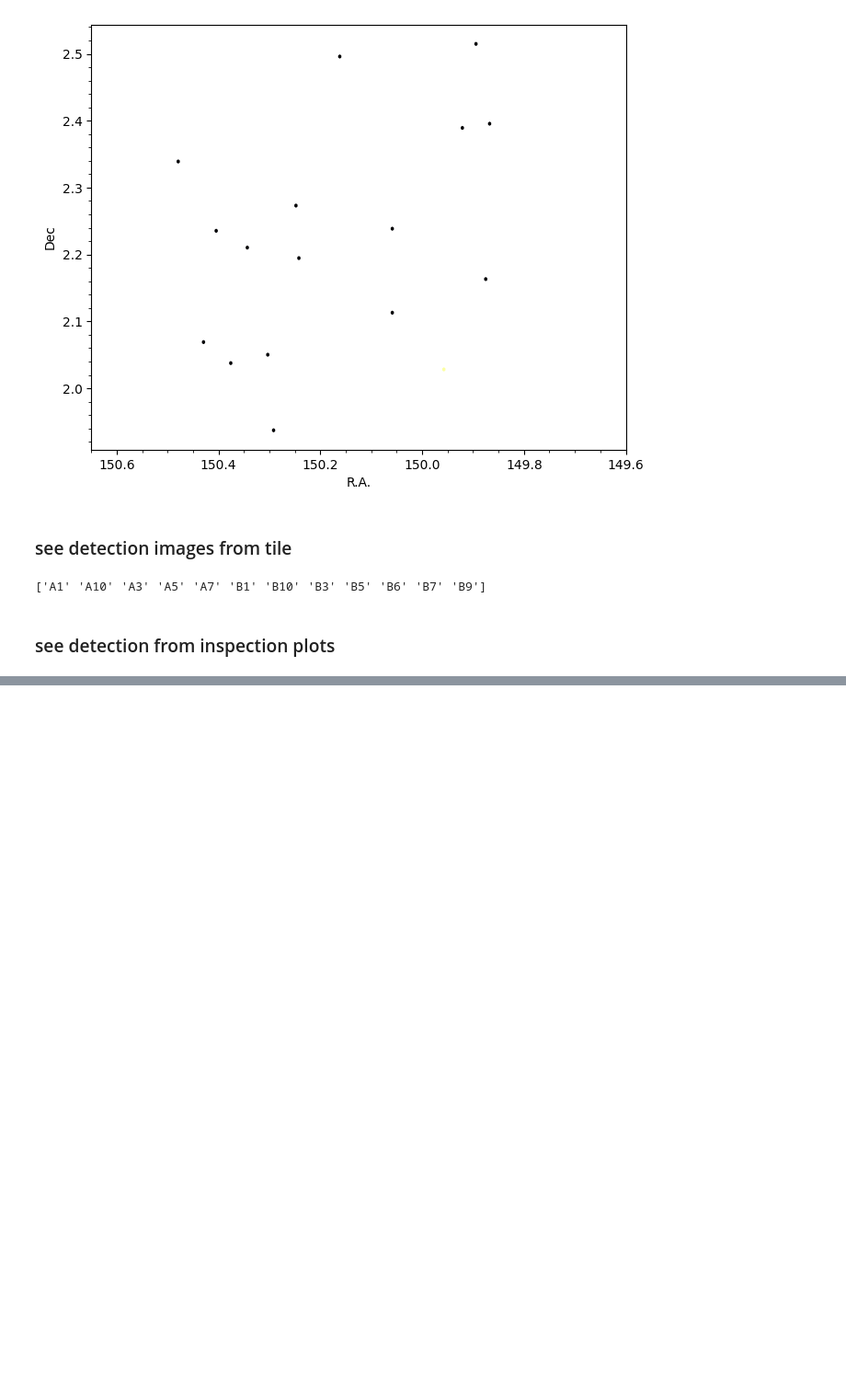
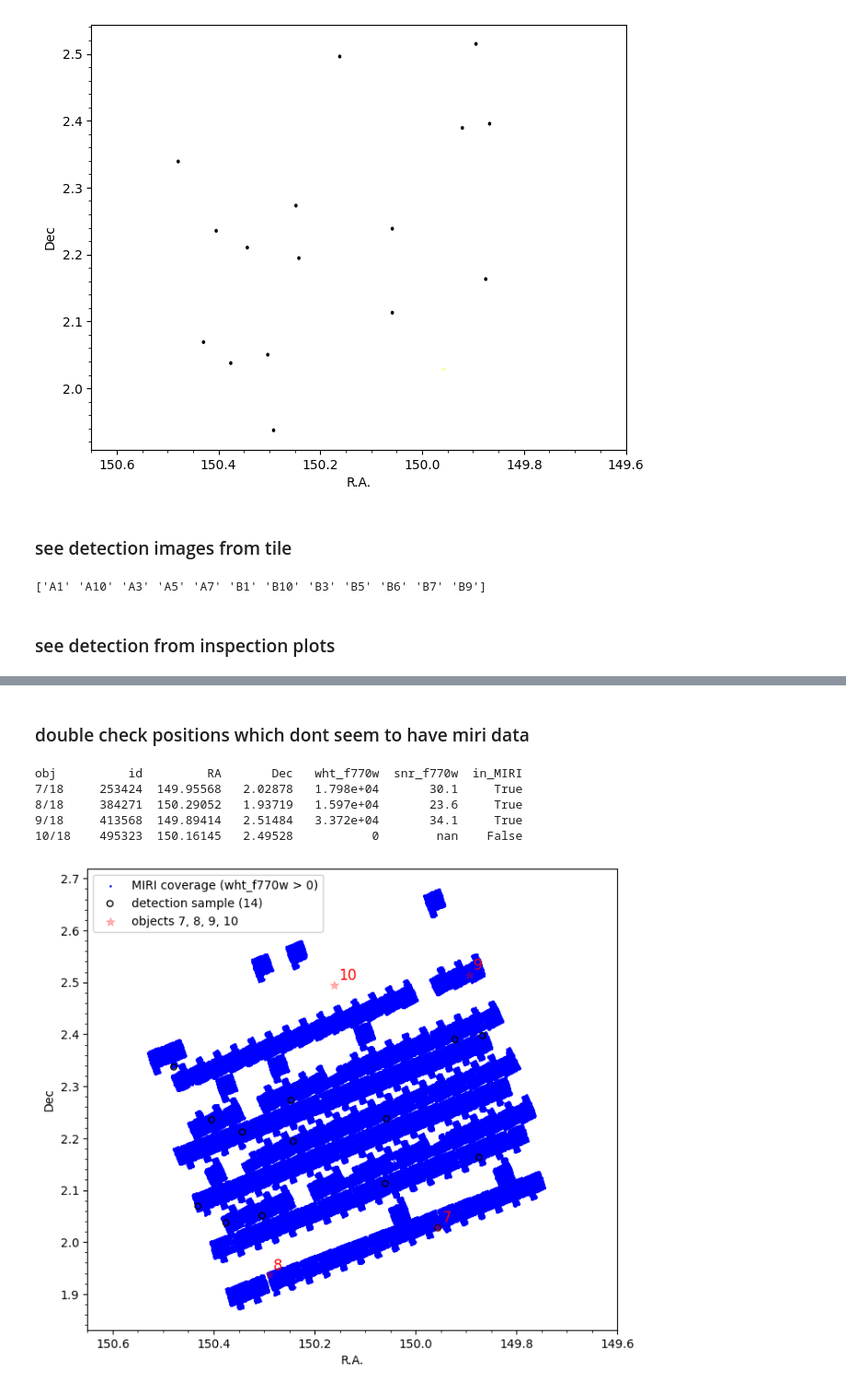
Before and after one commit to poulinal/DRG-COSMOS-WEB, a Jupyter notebook: src/analysis.ipynb, the cells around one changed output, grey strips where cells are left out. Shown at 92% size. Saved outputs shown, nothing was run; the diff lists cells and outputs as text; code cells hidden in the pictures; blank space fills up the shorter version.

```diff
--- a/src/analysis.ipynb
+++ b/src/analysis.ipynb
@@ -282,0 +311,2 @@ sketchy id's:
+# %% [markdown]
+### double check positions which dont seem to have miri data
@@ -282,0 +325,71 @@ sketchy id's:
+# %%
+# Are objects 7/18, 8/18, 9/18, 10/18 inside MIRI (F770W) coverage?
+# Reliable test = MIRI weight at the source: wht_f770w > 0. (flux_model_f770w can
+# be a spurious forced value with zero exposure -- snr_f770w is NaN exactly where
+# wht_f770w == 0, which is the catalog telling us "no MIRI data here".)
+
+det  = cosmosWebHandler.get_cat_photom('condition_detection')   # READ-ONLY: never mutate this
+allp = cosmosWebHandler.get_cat_photom('original')
+
+# MIRI footprint = sources with positive F770W weight (real exposure)
+wht_all  = np.asarray(allp['wht_f770w'], dtype=float)
+miri_cov = np.isfinite(wht_all) & (wht_all > 0)
+cov_ra, cov_dec = np.asarray(allp['ra'])[miri_cov], np.asarray(allp['dec'])[miri_cov]
+
+picks = [7, 8, 9, 10]                  # 1-based labels in the 18-object sample
+pick_ids = [253424, 384271, 413568, 495323]
+pick_idx = [p - 1 for p in picks]      # -> 0-based rows
+sub = det[pick_idx]                    # the highlighted objects
+
+# detection sample WITHOUT the picks -- use a mask, do NOT remove rows from det
+keep = np.ones(len(det), dtype=bool)
+keep[pick_idx] = False
+det_rest = det[keep]
+
+print(f"{'obj':6}{'id':>9}{'RA':>11}{'Dec':>10}{'wht_f770w':>12}{'snr_f770w':>11}{'in_MIRI':>9}")
+for n, row in zip(picks, sub):
+    w = float(row['wht_f770w'])
+    print(f"{f'{n}/18':6}{row['id']:>9}{row['ra']:>11.5f}{row['dec']:>10.5f}"
+          f"{w:>12.4g}{float(row['snr_f770w']):>11.3g}{str(w > 0):>9}")
+
+
+def _sky_panel(ax, center=None, zoom=None):
+    ax.scatter(cov_ra, cov_dec, s=1, color='blue', alpha=0.9, rasterized=True,
+               label='MIRI coverage (wht_f770w > 0)')
+    ax.scatter(det_rest['ra'], det_rest['dec'], s=25, facecolor='none', edgecolor='k',
+               label=f'detection sample ({len(det_rest)})')
+    ax.scatter(sub['ra'], sub['dec'], s=50, marker='*', color='red', alpha = 0.25, zorder=5,
+               label='objects 7, 8, 9, 10')
+    for n, row in zip(picks, sub):
+        ax.annotate(str(n), (row['ra'], row['dec']), color='red', fontsize=12,
+                    xytext=(4, 4), textcoords='offset points', zorder=6)
+    if center is not None:               # RA increases to the left -> (high, low)
+        ax.set_xlim(center['ra'] + zoom, center['ra'] - zoom)
+        ax.set_ylim(center['dec'] - zoom, center['dec'] + zoom)
+    else:
+        ax.set_xlim(150.65, 149.6)
+    ax.set_xlabel('R.A.'); ax.set_ylabel('Dec')
+    ax.legend(loc='best', framealpha=0.9); ax.minorticks_on()
+
+
+# full-field view
+fig, ax = plt.subplots(figsize=(8, 7))
+_sky_panel(ax)
+plt.show()
+
+# zoomed views: (object label, row, half-width in deg)
+med_zoom, high_zoom = 0.05, 0.001   # ~3 arcmin and ~18 arcsec on a side
+zooms = [(7, sub[0], high_zoom), (8, sub[1], high_zoom),
+         (9, sub[2], high_zoom), (10, sub[3], med_zoom)]
+for n, row, z in zooms:
+    fig, ax = plt.subplots(figsize=(7, 6))
+    _sky_panel(ax, center=row, zoom=z)
+    ax.set_title(f"object {n}/18  (id {row['id']})  in_MIRI={float(row['wht_f770w']) > 0}")
+    plt.show()
+# %% [output]
+obj          id         RA       Dec   wht_f770w  snr_f770w  in_MIRI
+7/18     253424  149.95568   2.02878   1.798e+04       30.1     True
+8/18     384271  150.29052   1.93719   1.597e+04       23.6     True
+9/18     413568  149.89414   2.51484   3.372e+04       34.1     True
+10/18    495323  150.16145   2.49528           0        nan    False
+[figure, added]
```
Also changed, not shown: parts of 45 cells of this notebook, 10 other files.
